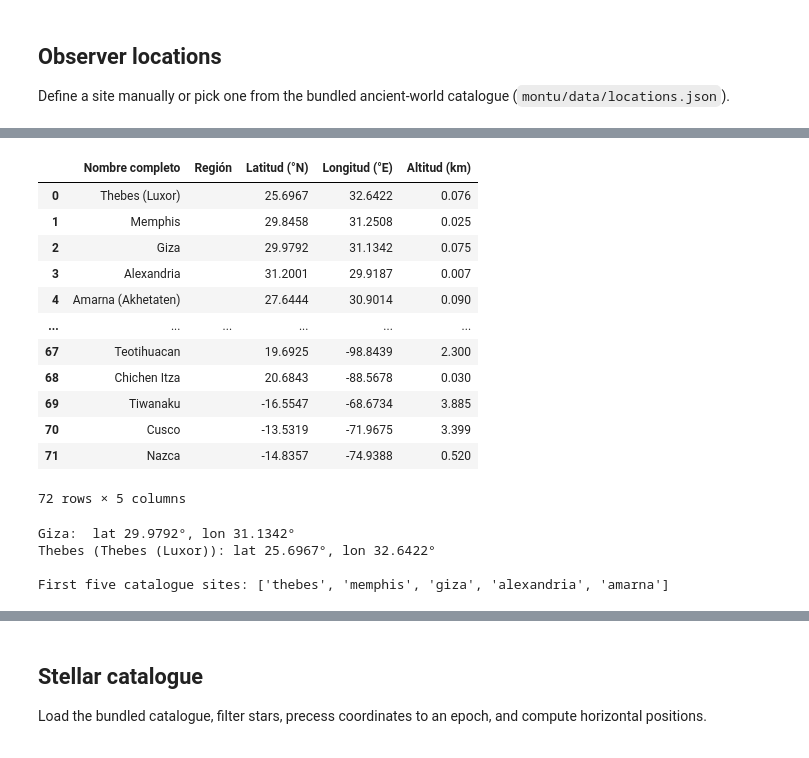
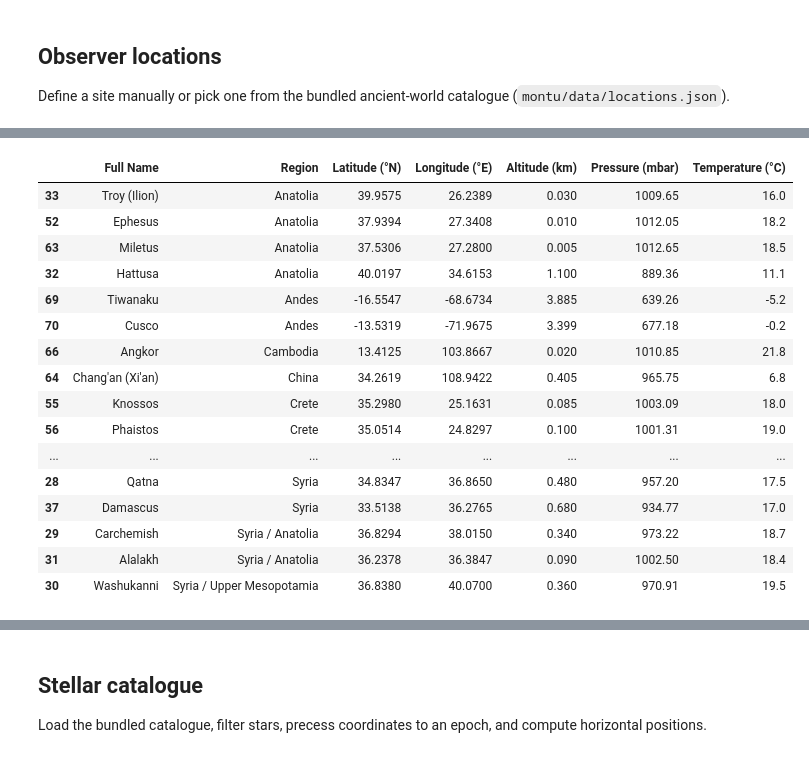
Before and after one commit to seap-udea/MontuPython, a Jupyter notebook: examples/inprogress/MontuPython-CodeSnippets.ipynb, the cells around one changed output, grey strips where cells are left out. Saved outputs shown, nothing was run; the diff lists cells and outputs as text; code cells hidden in the pictures.

```diff
--- a/examples/inprogress/MontuPython-CodeSnippets.ipynb
+++ b/examples/inprogress/MontuPython-CodeSnippets.ipynb
@@ -250,54 +229,40 @@ df_obs
 # %%
-# Mostrar nombre completo, región y coordenadas (latitud, longitud, altura)
+# Mostrar nombre completo, región, coordenadas (latitud, longitud, altura), presión y temperatura
 obs_names = mn.Observer.list()
 
 # Cargar cada sitio con Observer(site=<site>) para obtener propiedades
 site_rows = []
 for site in obs_names:
     obs = mn.Observer(site=site)
     site_rows.append({
-        'Nombre completo': getattr(obs, 'site_name', site),
-        'Región': getattr(obs, 'region', ''),
-        'Latitud (°N)': getattr(obs, 'lat', ''),
-        'Longitud (°E)': getattr(obs, 'lon', ''),
-        'Altitud (km)': getattr(obs, 'height', ''),
+        'Full Name': getattr(obs, 'site_name', site),
+        'Region': getattr(obs, 'region', ''),
+        'Latitude (°N)': getattr(obs, 'lat', ''),
+        'Longitude (°E)': getattr(obs, 'lon', ''),
+        'Altitude (km)': getattr(obs, 'height', ''),
+        'Pressure (mbar)': getattr(obs, 'pressure', ''),
+        'Temperature (°C)': getattr(obs, 'temperature', ''),
     })
 
 import pandas as pd
 df_obs = pd.DataFrame(site_rows)
-
-# Usar TABLE_DF para visualización bonita si está disponible, sino fallback a display()
-try:
-    TABLE_DF(df_obs)
-except NameError:
-    display(df_obs)
+mn.Util.print_df(df_obs.sort_values(by='Region'))
 # %% [output]
-|  | Nombre completo | Región | Latitud (°N) | Longitud (°E) | Altitud (km) |
-| 0 | Thebes (Luxor) |  | 25.6967 | 32.6422 | 0.076 |
-| 1 | Memphis |  | 29.8458 | 31.2508 | 0.025 |
-| 2 | Giza |  | 29.9792 | 31.1342 | 0.075 |
-| 3 | Alexandria |  | 31.2001 | 29.9187 | 0.007 |
-| 4 | Amarna (Akhetaten) |  | 27.6444 | 30.9014 | 0.090 |
-| ... | ... | ... | ... | ... | ... |
-| 67 | Teotihuacan |  | 19.6925 | -98.8439 | 2.300 |
-| 68 | Chichen Itza |  | 20.6843 | -88.5678 | 0.030 |
-| 69 | Tiwanaku |  | -16.5547 | -68.6734 | 3.885 |
-| 70 | Cusco |  | -13.5319 | -71.9675 | 3.399 |
-| 71 | Nazca |  | -14.8357 | -74.9388 | 0.520 |
+|  | Full Name | Region | Latitude (°N) | Longitude (°E) | Altitude (km) | Pressure (mbar) | Temperature (°C) |
+| 33 | Troy (Ilion) | Anatolia | 39.9575 | 26.2389 | 0.030 | 1009.65 | 16.0 |
+| 52 | Ephesus | Anatolia | 37.9394 | 27.3408 | 0.010 | 1012.05 | 18.2 |
+| 63 | Miletus | Anatolia | 37.5306 | 27.2800 | 0.005 | 1012.65 | 18.5 |
+| 32 | Hattusa | Anatolia | 40.0197 | 34.6153 | 1.100 | 889.36 | 11.1 |
+| 69 | Tiwanaku | Andes | -16.5547 | -68.6734 | 3.885 | 639.26 | -5.2 |
+| 70 | Cusco | Andes | -13.5319 | -71.9675 | 3.399 | 677.18 | -0.2 |
+| 66 | Angkor | Cambodia | 13.4125 | 103.8667 | 0.020 | 1010.85 | 21.8 |
+| 64 | Chang'an (Xi'an) | China | 34.2619 | 108.9422 | 0.405 | 965.75 | 6.8 |
+| 55 | Knossos | Crete | 35.2980 | 25.1631 | 0.085 | 1003.09 | 18.0 |
+| 56 | Phaistos | Crete | 35.0514 | 24.8297 | 0.100 | 1001.31 | 19.0 |
+| ... | ... | ... | ... | ... | ... | ... | ... |
+| 28 | Qatna | Syria | 34.8347 | 36.8650 | 0.480 | 957.20 | 17.5 |
+| 37 | Damascus | Syria | 33.5138 | 36.2765 | 0.680 | 934.77 | 17.0 |
+| 29 | Carchemish | Syria / Anatolia | 36.8294 | 38.0150 | 0.340 | 973.22 | 18.7 |
+| 31 | Alalakh | Syria / Anatolia | 36.2378 | 36.3847 | 0.090 | 1002.50 | 18.4 |
+| 30 | Washukanni | Syria / Upper Mesopotamia | 36.8380 | 40.0700 | 0.360 | 970.91 | 19.5 |
-72 rows × 5 columns
-# %%
-# Manual coordinates (lon/lat in degrees, height in km)
-giza = mn.Observer(lon=31.1342, lat=29.9792, height=0.075)
-
-# Catalogue site (same ids as MontuPython Desktop)
-thebes = mn.Observer(site="thebes")
-
-print(f"Giza:  lat {giza.lat:.4f}°, lon {giza.lon:.4f}°")
-print(f"Thebes ({thebes.site_name}): lat {thebes.lat:.4f}°, lon {thebes.lon:.4f}°")
-print(f"\nFirst five catalogue sites: {mn.Observer.list()[:5]}")
-# %% [output]
-Giza:  lat 29.9792°, lon 31.1342°
-Thebes (Thebes (Luxor)): lat 25.6967°, lon 32.6422°
-
-First five catalogue sites: ['thebes', 'memphis', 'giza', 'alexandria', 'amarna']
 # %%
```
Also changed, not shown: parts of 17 cells of this notebook, 22 other files.
